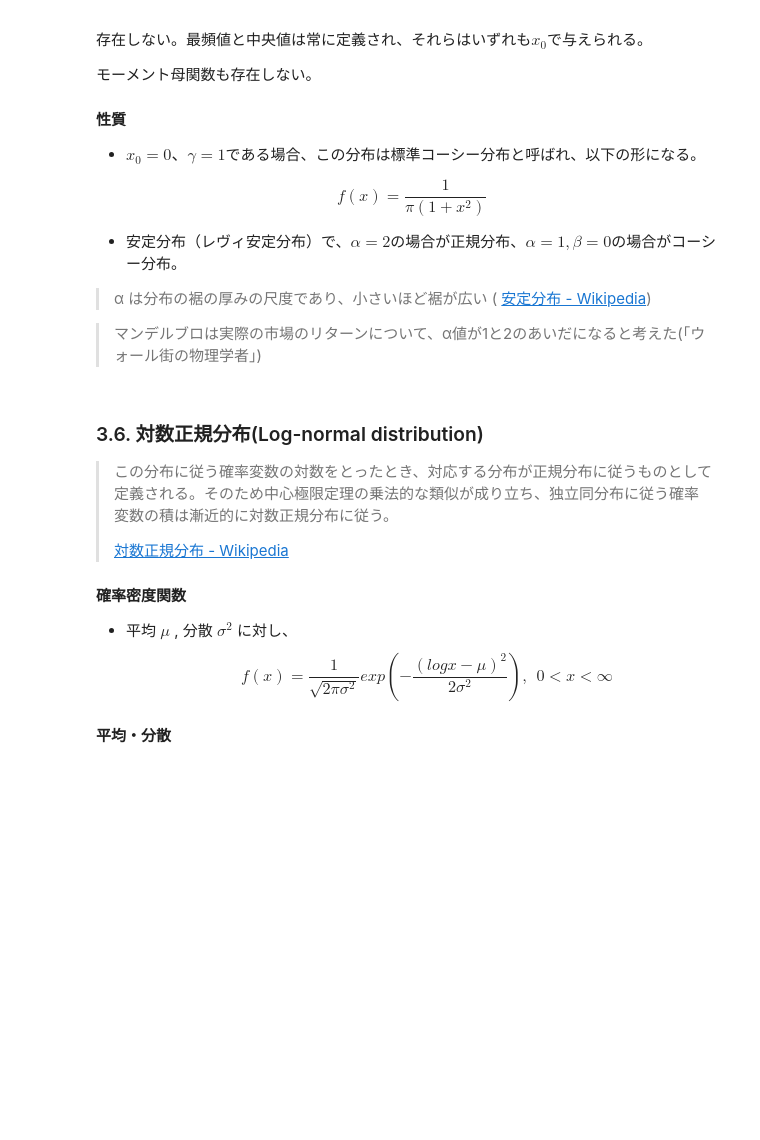
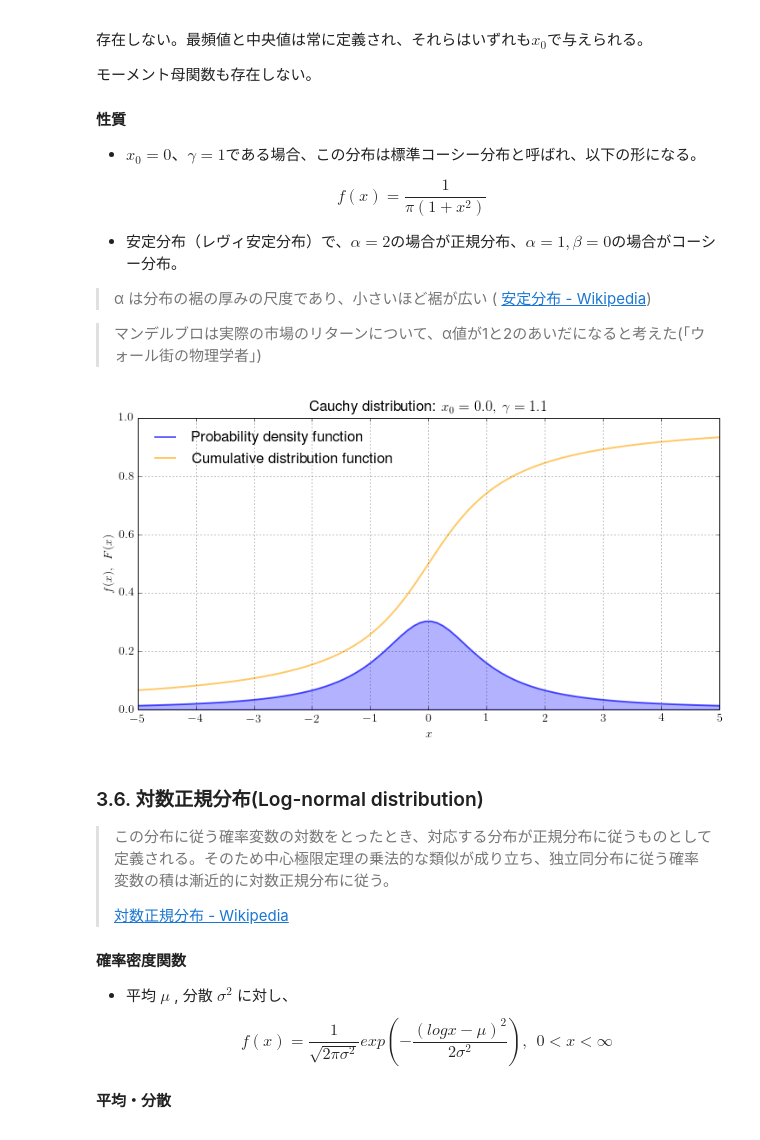
Before and after one commit to sw1227/statistics, a Jupyter notebook: interactive_distribution.ipynb, the cells around one changed output. Saved outputs shown, nothing was run; the diff lists cells and outputs as text; code cells hidden in the pictures; blank space fills up the shorter version.

```diff
--- a/interactive_distribution.ipynb
+++ b/interactive_distribution.ipynb
@@ -409,6 +425,13 @@ $$
 
 
 > マンデルブロは実際の市場のリターンについて、α値が1と2のあいだになると考えた(「ウォール街の物理学者」)
+# %%
+@interact(x0=(-2, 2), gamma=(0.1,2), x_max=(1,10))
+def plot_cauchy(x0, gamma, x_max):
+    plot_continuous(stats.cauchy(loc=x0, scale=gamma), x_min=-x_max, x_max=x_max, y_max=1)
+    plt.title("Cauchy distribution: $ x_0 = %.1f, \: \gamma= %.1f $" % (x0, gamma))
+# %% [output]
+[figure, added]
 # %% [markdown]
 ### 3.6. 対数正規分布(Log-normal distribution)
 > この分布に従う確率変数の対数をとったとき、対応する分布が正規分布に従うものとして定義される。そのため中心極限定理の乗法的な類似が成り立ち、独立同分布に従う確率変数の積は漸近的に対数正規分布に従う。
```
Also changed, not shown: parts of 4 cells of this notebook, 1 other file.
